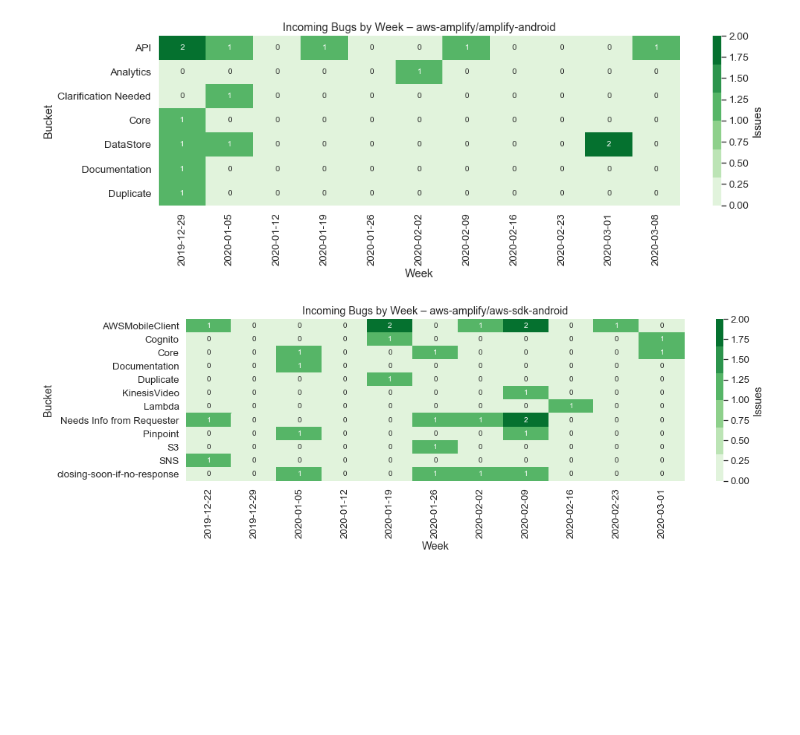
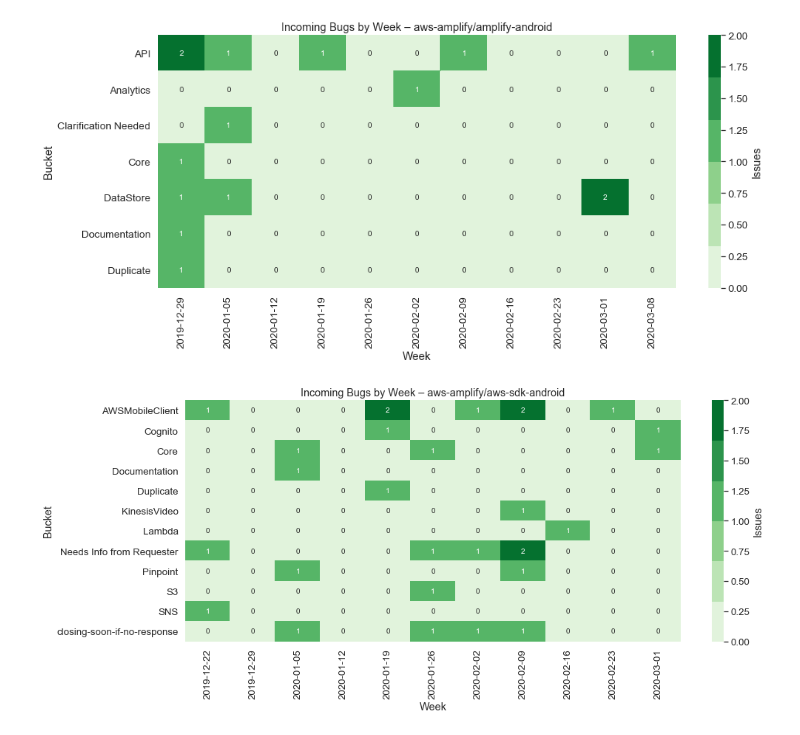
Before and after one commit to jpignata/notebooks, a Jupyter notebook: GitHub Issue Stats by Incoming.ipynb, the cells around one changed output. Saved outputs shown, nothing was run; the diff lists cells and outputs as text; code cells hidden in the pictures; blank space fills up the shorter version.

```diff
--- a/GitHub Issue Stats by Incoming.ipynb
+++ b/GitHub Issue Stats by Incoming.ipynb
@@ -55,10 +55,12 @@ from datetime import datetime, timedelta
 import matplotlib.pyplot as plt
 import seaborn as sns
 
+sns.set(font_scale=1.2)
+
 %matplotlib inline
 
 for repo_name, df in repos.items():
-    plt.subplots(figsize=(15, 4))
+    plt.subplots(figsize=(15, 6))
 
     df = df.loc[df.created_at > datetime.now() - timedelta(weeks=12)]
     df = df.pivot(index='created_at', columns='bucket', values='created_at')
@@ -78,36 +80,36 @@ for repo_name, df in repos.items():
 
 from datetime import datetime, timedelta
 import matplotlib.pyplot as plt
 import seaborn as sns
 import numpy as np
 
 sns.set(font_scale=1.2)
 
 %matplotlib inline
 
 for repo_name, df in repos.items():
-    plt.subplots(figsize=(15, 4))
+    plt.subplots(figsize=(15, 6))
 
     df = df.loc[df.created_at > datetime.now() - timedelta(weeks=12)]
     df = df.loc[np.array(list(map(len, df.labels.values))) > 0]
     df = df.labels.apply(pd.Series).merge(df, left_index = True, right_index = True)
     df = df.drop(["labels"], axis = 1)
     df = df.melt(id_vars = ['id', 'bucket', 'created_at', 'closed_at'], value_name = 'label')
     df = df.dropna(subset=['label'])
     df = df.loc[df.label.apply(lambda l: l not in issue_buckets.keys())]
     df = df.loc[df.bucket == 'Bug']
     df = df.pivot(index='created_at', columns='label', values='created_at')
     df = df.resample('W', label='left').count().transpose()
 
     dates = df.columns.strftime('%Y-%m-%d').sort_values().unique()
     ax = sns.heatmap(df, xticklabels=dates, cmap=sns.color_palette("Greens"), fmt='d', annot=True,
                      cbar_kws={'label': 'Issues'})
     ax.set(xlabel='Week', ylabel='Bucket', title=f'Incoming Bugs by Week – {repo_name}')
 
     plt.show()
 # %% [output]
-[figure, old version]
+[figure, new version]
-[figure, old version]
+[figure, new version]
 # %%
 # Incoming Feature Requests by Week
 
```
Also changed, not shown: parts of 4 cells of this notebook.
